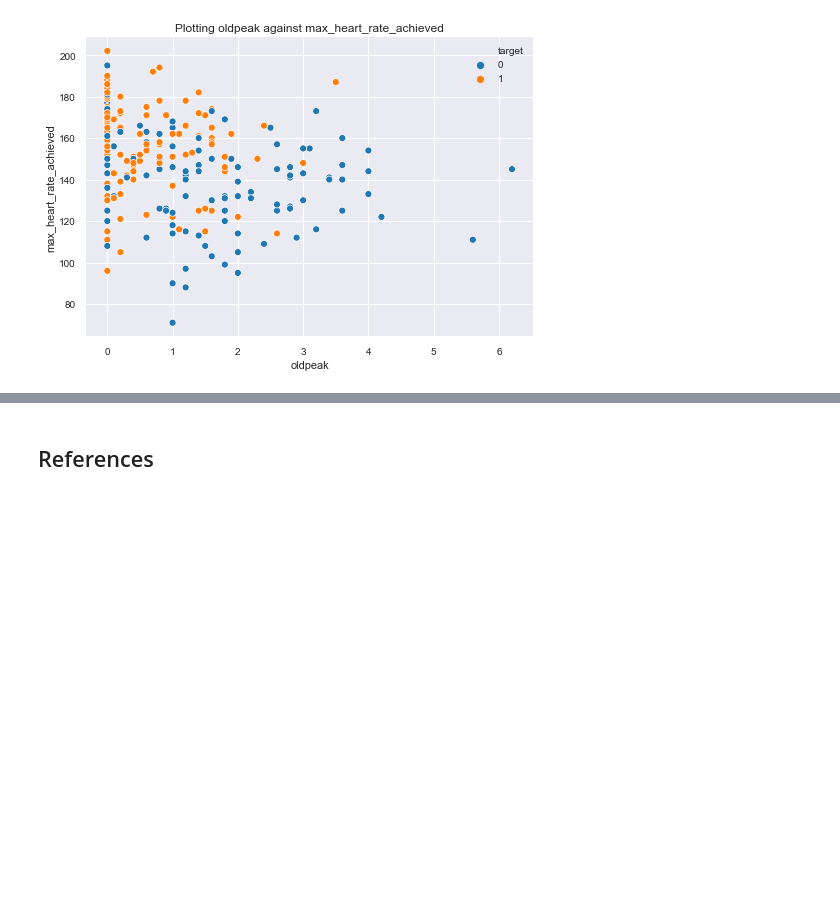
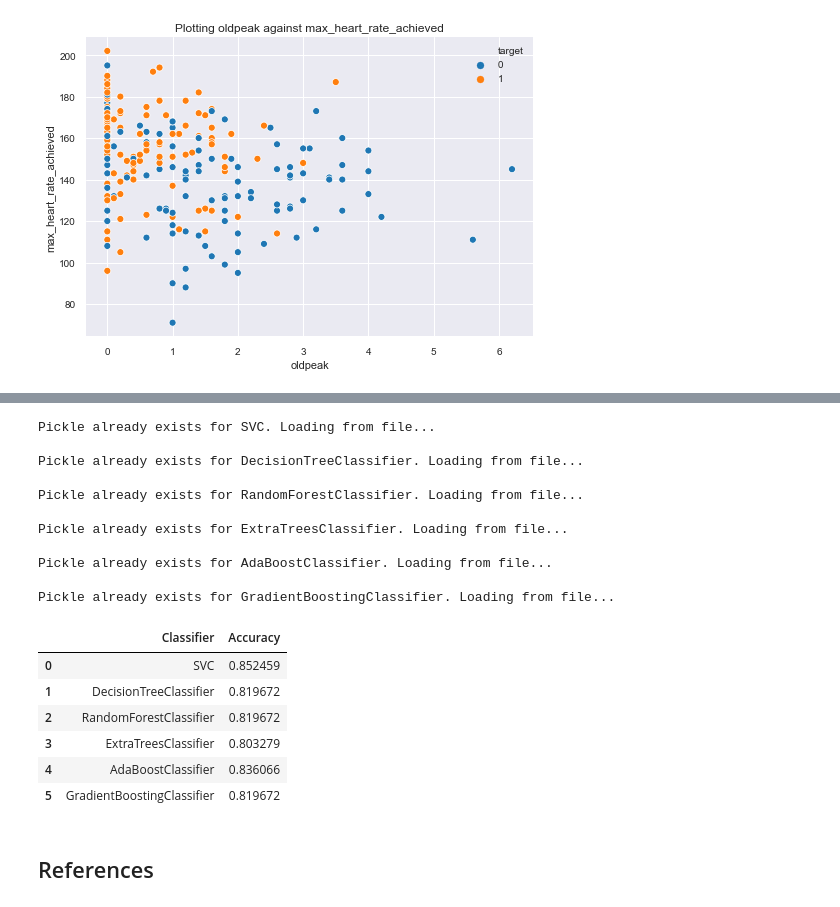
Before and after one commit to bajracharya-kshitij/heart_disease, a Jupyter notebook: Heart Disease.ipynb, the cells around one changed output, grey strips where cells are left out. Cells and saved outputs as stored; diff of their text form; code cells hidden in the pictures; blank space fills up the shorter version.

```diff
--- a/Heart Disease.ipynb
+++ b/Heart Disease.ipynb
@@ -228,0 +302,12 @@ Text(0.5, 1.0, 'Plotting oldpeak against max_heart_rate_achieved')
+# %%
+def pickle_exists(filename):
+    file = Path('models/' + filename + '.pkl')
+    if file.is_file():
+        return True
+    return False
+
+def save_model(model, filename):
+    pickle.dump(model, open('models/' + filename + '.pkl', 'wb'))
+
+def load_model(filename):
+    return pickle.load(open('models/' + filename + '.pkl', 'rb'))
@@ -228,0 +321,11 @@ Text(0.5, 1.0, 'Plotting oldpeak against max_heart_rate_achieved')
+# %%
+def get_summary_of_model(model, x_test, y_test):
+    y_predictions = model.predict(x_test)
+    return accuracy_score(y_test, y_predictions)
+# %%
+def grid_search_classifier(classifier, x_train, y_train, x_test, y_test, grid_params):
+    clf = GridSearchCV(classifier(random_state=1), grid_params, scoring='accuracy')
+    clf.fit(x_train, y_train)
+    best_model = classifier(**clf.best_params_)
+    best_model.fit(x_train, y_train)
+    return best_model, get_summary_of_model(best_model, x_test, y_test)
@@ -229,3 +372,37 @@ Text(0.5, 1.0, 'Plotting oldpeak against max_heart_rate_achieved')
+# %%
+summary = []
+for classifier, grid_params, filename in classifiers:
+    if pickle_exists(filename):
+        print('\nPickle already exists for ' + classifier.__name__ + '. Loading from file...')
+        model = load_model(filename)
+        accuracy = get_summary_of_model(model, X_test_encoded, y_test)
+    else:
+        print('\nNo pickle found for ' + classifier.__name__ + '. Training model and saving to file...')
+        model, accuracy = grid_search_classifier(classifier, X_train_encoded, y_train,
+                                                 X_test_encoded, y_test, grid_params)
+        save_model(model, filename)
+    summary.append({'Classifier': classifier.__name__, 'Accuracy': accuracy})
+
+pd.DataFrame(summary)
+# %% [output]
+Pickle already exists for SVC. Loading from file...
+
+Pickle already exists for DecisionTreeClassifier. Loading from file...
+
+Pickle already exists for RandomForestClassifier. Loading from file...
+
+Pickle already exists for ExtraTreesClassifier. Loading from file...
+
+Pickle already exists for AdaBoostClassifier. Loading from file...
+
+Pickle already exists for GradientBoostingClassifier. Loading from file...
+|  | Classifier | Accuracy |
+| 0 | SVC | 0.852459 |
+| 1 | DecisionTreeClassifier | 0.819672 |
+| 2 | RandomForestClassifier | 0.819672 |
+| 3 | ExtraTreesClassifier | 0.803279 |
+| 4 | AdaBoostClassifier | 0.836066 |
+| 5 | GradientBoostingClassifier | 0.819672 |
 # %% [markdown]
 ## References
 # %% [markdown]
```
Also changed, not shown: parts of 16 cells of this notebook, 6 other files.
